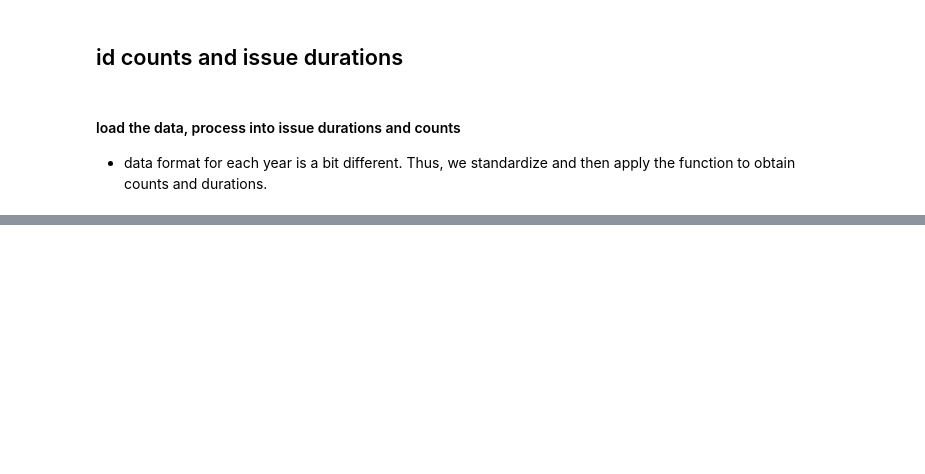
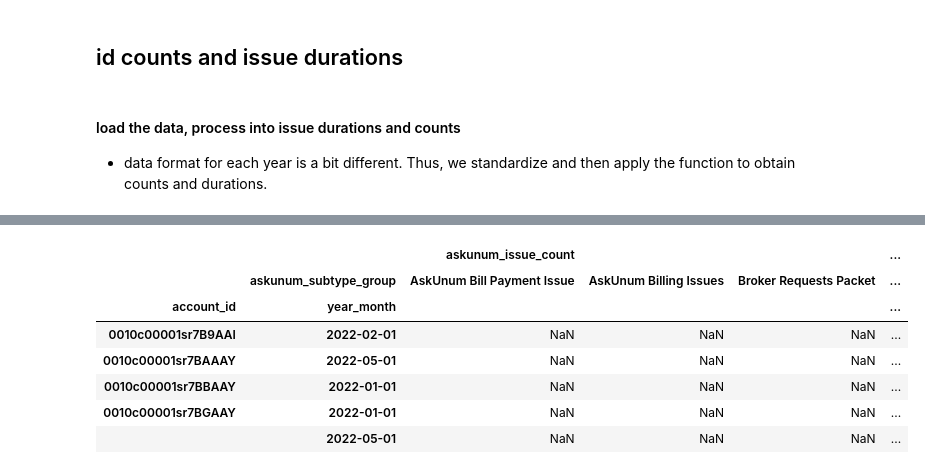
Before and after one commit to iamjiang/retention_model_NLP, a Jupyter notebook: feature_engineer/askunum_pipeline.ipynb, the cells around one changed output, grey strips where cells are left out. Saved outputs shown, nothing was run; the diff lists cells and outputs as text; code cells hidden in the pictures; blank space fills up the shorter version.

```diff
--- a/feature_engineer/askunum_pipeline.ipynb
+++ b/feature_engineer/askunum_pipeline.ipynb
@@ -126,0 +445,7 @@ x[0].head()
+# %%
+askunum_df['askunum_email_count'] = 1
+askunum_df = askunum_df.groupby(['account_id', 'ParentId']).agg({'CreatedDate': 'first', 'ClosedDate':'first', 'SUB_TYPE_TXT__c' : 'first', 'askunum_email_count' : 'sum'})
+askunum_df['CreatedDate'] = pd.to_datetime(askunum_df['CreatedDate'])
+askunum_df['ClosedDate'] = pd.to_datetime(askunum_df['ClosedDate'])
+
+askunum_df.head(2)
@@ -126,0 +457,11 @@ x[0].head()
+# %%
+# askunum_df['askunum_issue_count'] = 1
+# askunum_df['askunum_issue_duration'] = (askunum_df['ClosedDate'] - askunum_df['CreatedDate']).apply(lambda x: (x.days * 24 + x.seconds / 3600)/24)
+
+# clean up and transfomr the sub_types -> TODO some mapping might be incorrect
+# askunum_df['askunum_subtype_group'] = askunum_df['SUB_TYPE_TXT__c'].str.replace('[^A-Za-z0-9_]+', '')
+# askunum_df['askunum_subtype_group'] = askunum_df['askunum_subtype_group'].map(askunum_subtype_to_indicator_mapping)
+# askunum_df['askunum_subtype_group'] = askunum_df['askunum_subtype_group'].str.replace('[^A-Za-z0-9_[]]+', '')
+# set year month the begining of the month
+askunum_df['year_month'] = pd.to_datetime(askunum_df['CreatedDate'].apply(lambda x: str(x.year) + '-' + str(x.month) ))
+askunum_df.head(2)
@@ -126,0 +473,4 @@ x[0].head()
+# %%
+askunum_group = askunum_df.groupby(['account_id', 'year_month', 'askunum_subtype_group'])['askunum_issue_count', 'askunum_issue_duration', 'askunum_email_count'].sum()
+
+askunum_group.head(2)
@@ -126,0 +482,12 @@ x[0].head()
+# %%
+askunum_pivot = askunum_group.reset_index().pivot(index=['account_id', 'year_month'], columns=['askunum_subtype_group'])
+askunum_pivot.head()
+# %% [output]
+|  |  | askunum_issue_count |  |  | ... |
+|  | askunum_subtype_group | AskUnum Bill Payment Issue | AskUnum Billing Issues | Broker Requests Packet | ... |
+| account_id | year_month |  |  |  | ... |
+| 0010c00001sr7B9AAI | 2022-02-01 | NaN | NaN | NaN | ... |
+| 0010c00001sr7BAAAY | 2022-05-01 | NaN | NaN | NaN | ... |
+| 0010c00001sr7BBAAY | 2022-01-01 | NaN | NaN | NaN | ... |
+| 0010c00001sr7BGAAY | 2022-01-01 | NaN | NaN | NaN | ... |
+|  | 2022-05-01 | NaN | NaN | NaN | ... |
```
Also changed, not shown: parts of 27 cells of this notebook.
